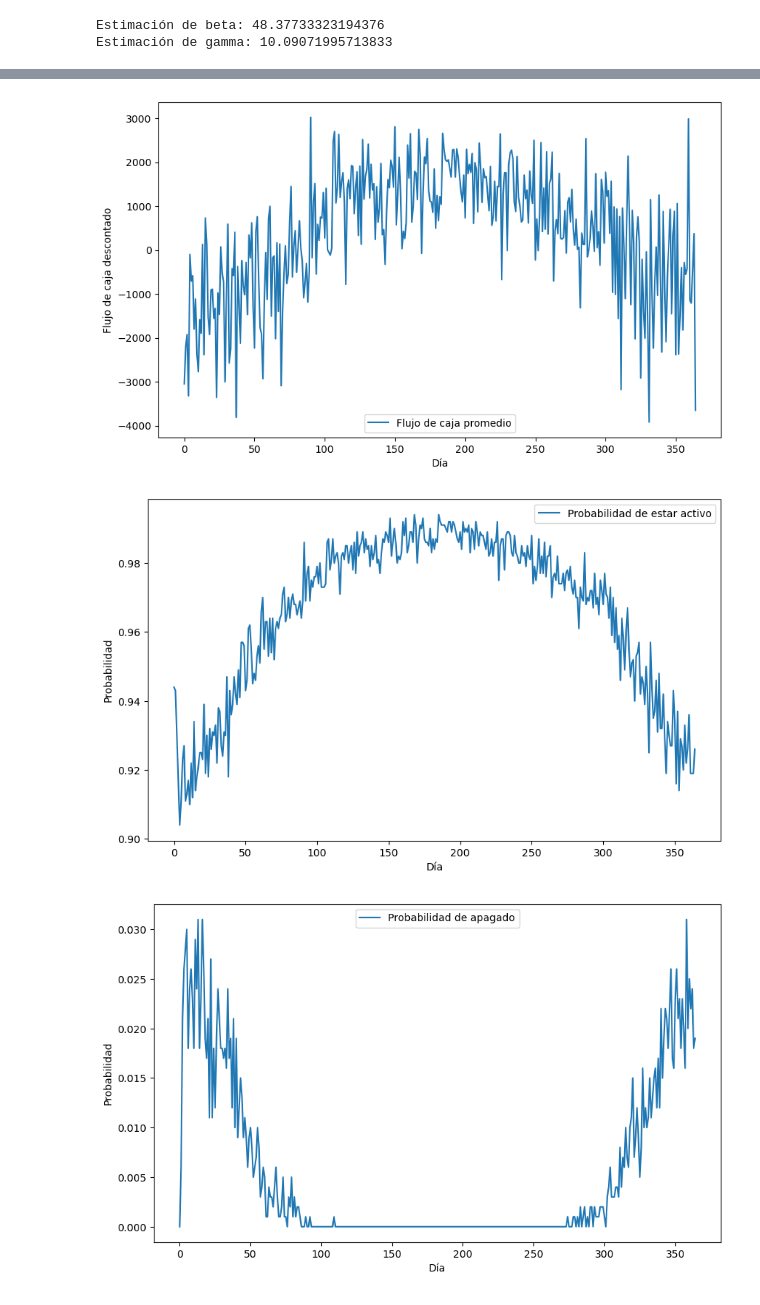
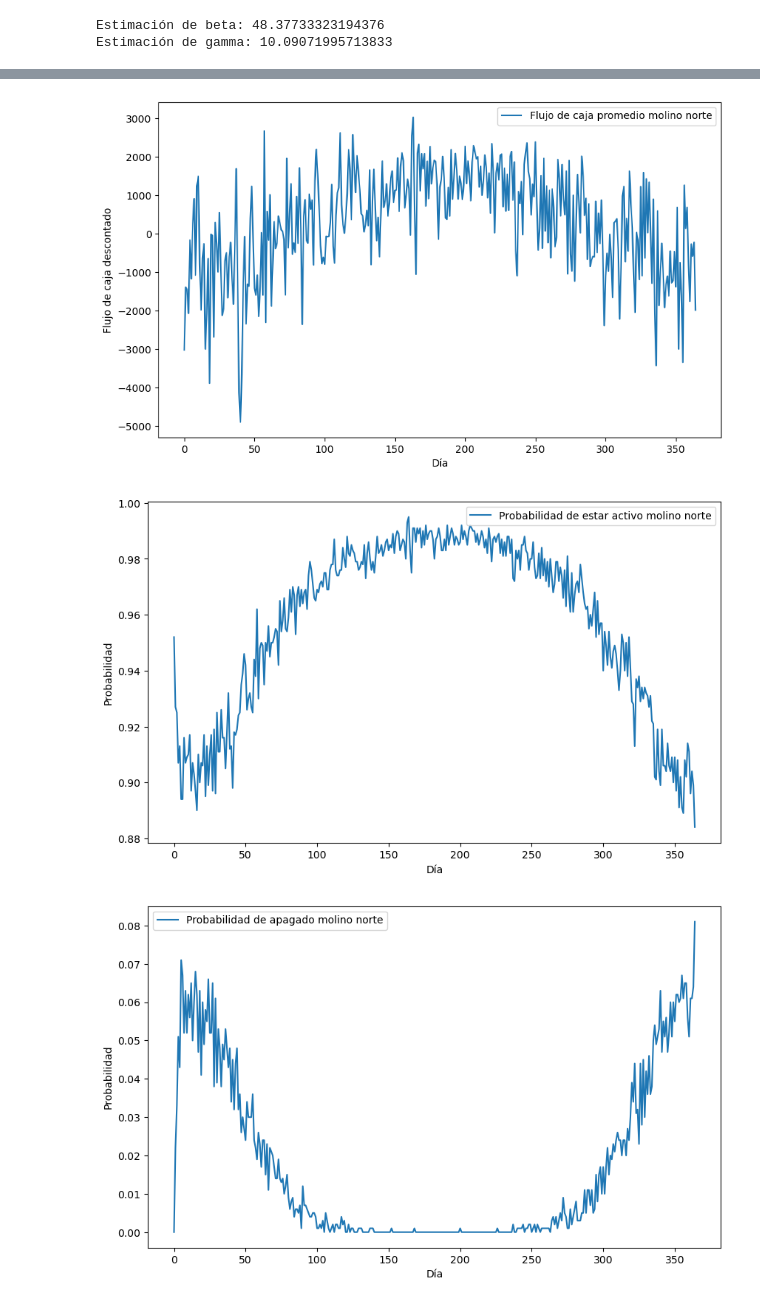
Before and after one commit to emi-verdun/Simulacion-Molino-ACN, a Jupyter notebook: simulacion.ipynb, the cells around one changed output, grey strips where cells are left out. Cells and saved outputs as stored; diff of their text form; code cells hidden in the pictures.

```diff
--- a/simulacion.ipynb
+++ b/simulacion.ipynb
@@ -155,6 +155,10 @@ plt.show()
 # %%
 viento_molino_norte = S+D
+viento_molino_norte= np.maximum(viento_molino_norte, 0)
+
+
 viento_molino_sur = S-D
+viento_molino_sur = np.maximum(viento_molino_sur, 0)
 # %%
 for vn_i in viento_molino_norte:
     plt.plot(vn_i)
@@ -215,0 +214,8 @@ Valor Actual Neto esperado: $141764.98
+# %%
+K = 10  # Umbral de apagado arbitrario
+
+#Simulacion molino norte
+van_norte, cashflows_norte, activo_norte, apagado_norte = simulate_molino(viento_molino_norte, K, delta)
+
+#Simulacion molino norte
+van_sur, cashflows_sur, activo_sur, apagado_sur = simulate_molino(viento_molino_sur, K, delta)
@@ -216,25 +228,26 @@ Valor Actual Neto esperado: $141764.98
 # %%
+#Gráficos molino norte
 plt.figure(figsize=(10, 6))
-plt.plot(np.mean(cashflows, axis=0), label="Flujo de caja promedio")
+plt.plot(np.mean(cashflows_norte, axis=0), label="Flujo de caja promedio molino norte")
 plt.xlabel("Día")
 plt.ylabel("Flujo de caja descontado")
 plt.legend()
 plt.show()
 
 plt.figure(figsize=(10, 6))
-plt.plot(np.mean(active, axis=0), label="Probabilidad de estar activo")
+plt.plot(np.mean(activo_norte, axis=0), label="Probabilidad de estar activo molino norte")
 plt.xlabel("Día")
 plt.ylabel("Probabilidad")
 plt.legend()
 plt.show()
 
 plt.figure(figsize=(10, 6))
-plt.plot(np.mean(shut_downs, axis=0), label="Probabilidad de apagado")
+plt.plot(np.mean(apagado_norte, axis=0), label="Probabilidad de apagado molino norte")
 plt.xlabel("Día")
 plt.ylabel("Probabilidad")
 plt.legend()
 plt.show()
 # %% [output]
-[figure, old version]
+[figure, new version]
-[figure, old version]
+[figure, new version]
-[figure, old version]
+[figure, new version]
```
Also changed, not shown: parts of 7 cells of this notebook.
